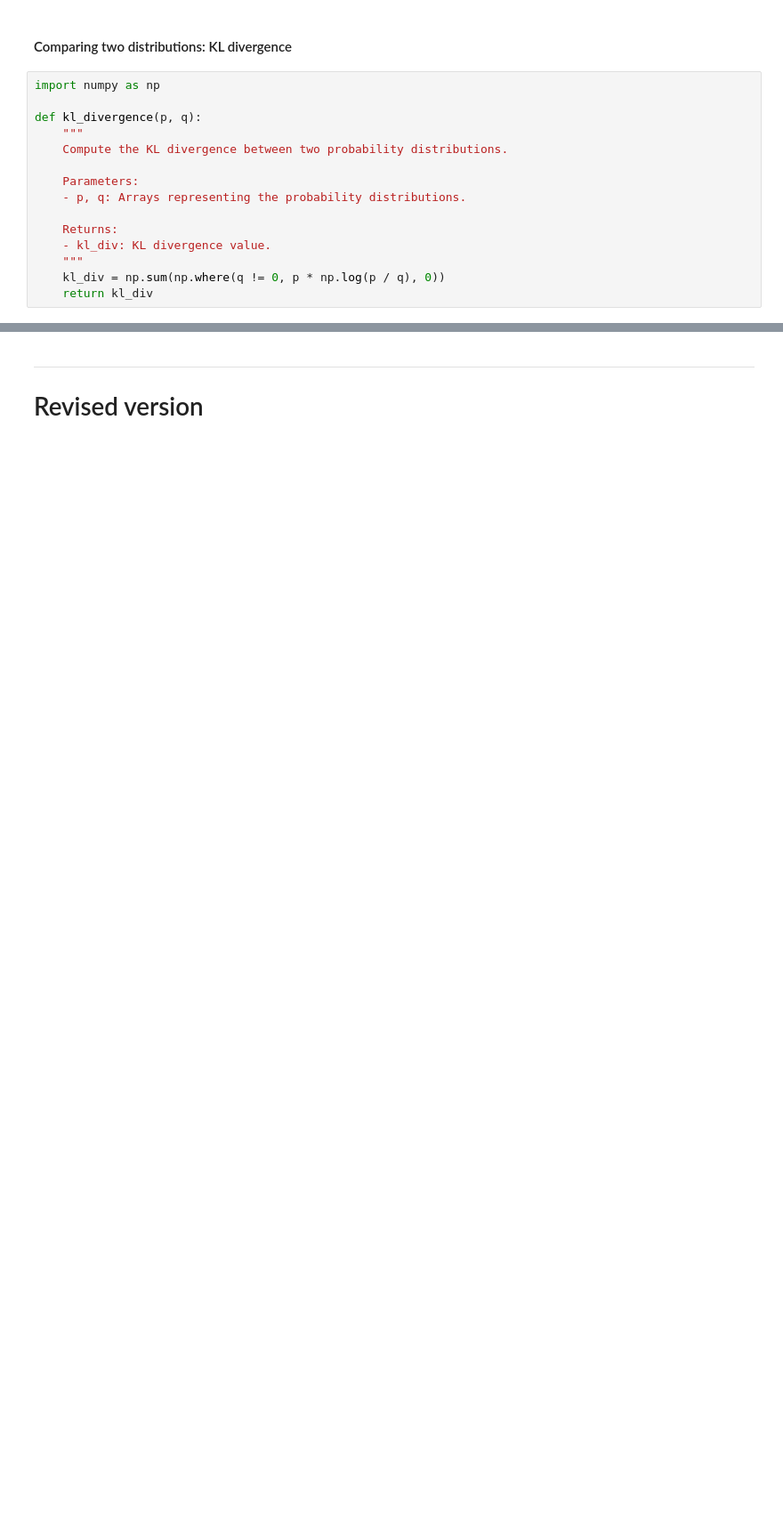
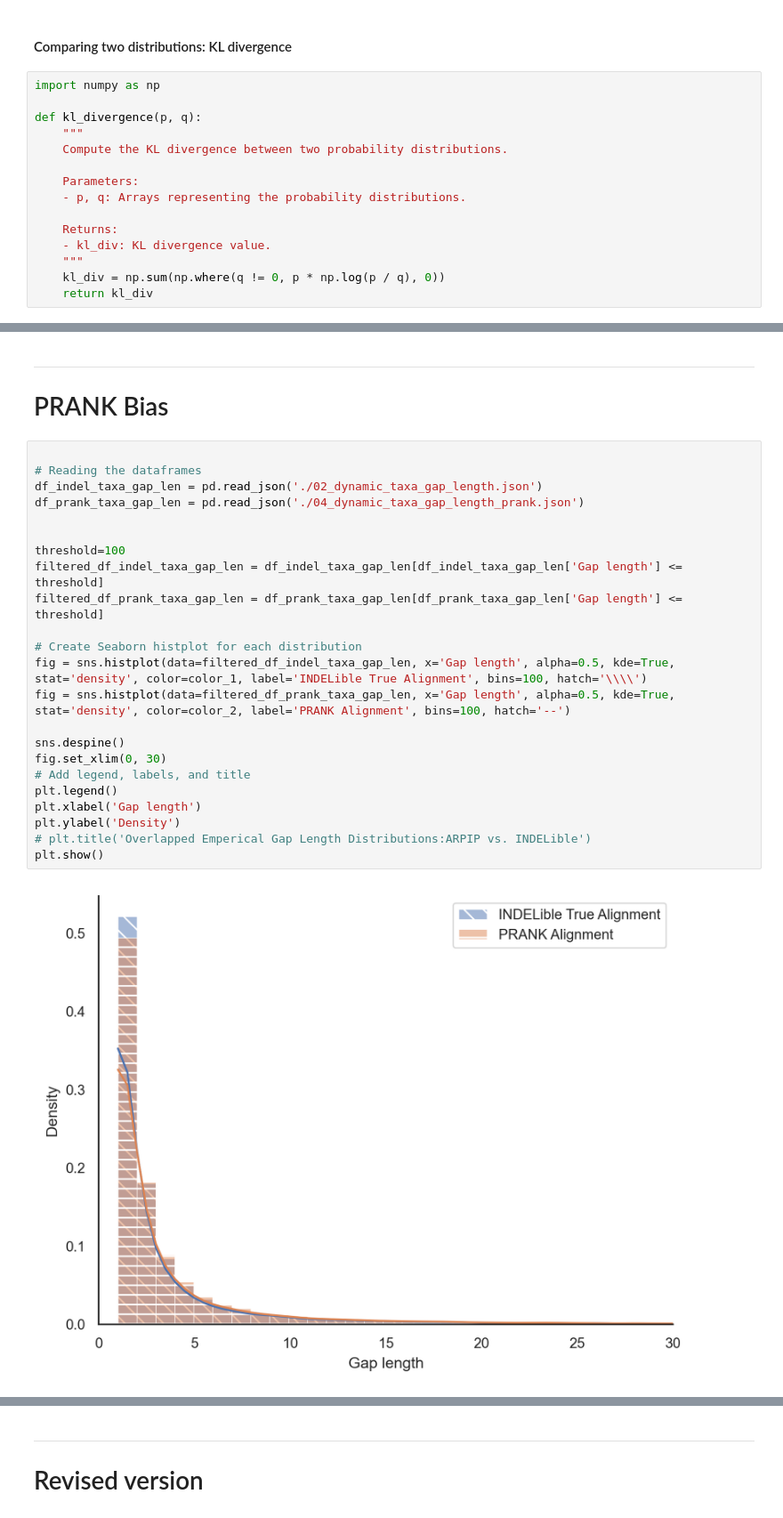
Before and after one commit to acg-team/Single-character-indel-ASR-preserves-long-indels, a Jupyter notebook: simulation_02_dynamic_of_gaps.ipynb, the cells around one changed output, grey strips where cells are left out. Shown at 89% size. Saved outputs shown, nothing was run; the diff lists cells and outputs as text; blank space fills up the shorter version.

Commit message:
Modified: PRANK bias.

```diff
--- a/simulation_02_dynamic_of_gaps.ipynb
+++ b/simulation_02_dynamic_of_gaps.ipynb
@@ -323,0 +283,28 @@ KL Divergence: 4.418990788073249e-05
+# %% [markdown]
+---
+# PRANK Bias
+# %%
+
+# Reading the dataframes
+df_indel_taxa_gap_len = pd.read_json('./02_dynamic_taxa_gap_length.json')
+df_prank_taxa_gap_len = pd.read_json('./04_dynamic_taxa_gap_length_prank.json')
+
+
+threshold=100
+filtered_df_indel_taxa_gap_len = df_indel_taxa_gap_len[df_indel_taxa_gap_len['Gap length'] <= threshold]
+filtered_df_prank_taxa_gap_len = df_prank_taxa_gap_len[df_prank_taxa_gap_len['Gap length'] <= threshold]
+
+# Create Seaborn histplot for each distribution
+fig = sns.histplot(data=filtered_df_indel_taxa_gap_len, x='Gap length', alpha=0.5, kde=True, stat='density', color=color_1, label='INDELible True Alignment', bins=100, hatch='\\\\')
+fig = sns.histplot(data=filtered_df_prank_taxa_gap_len, x='Gap length', alpha=0.5, kde=True, stat='density', color=color_2, label='PRANK Alignment', bins=100, hatch='--')
+
+sns.despine()
+fig.set_xlim(0, 30)
+# Add legend, labels, and title
+plt.legend()
+plt.xlabel('Gap length')
+plt.ylabel('Density')
+# plt.title('Overlapped Emperical Gap Length Distributions:ARPIP vs. INDELible')
+plt.show()
+# %% [output]
+[figure, added]
```
Also changed, not shown: parts of 3 cells of this notebook.
